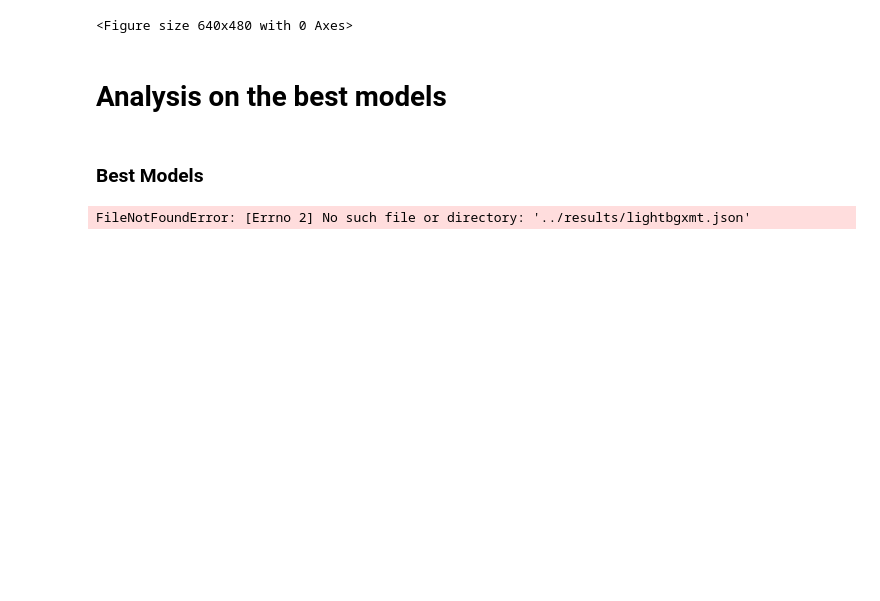
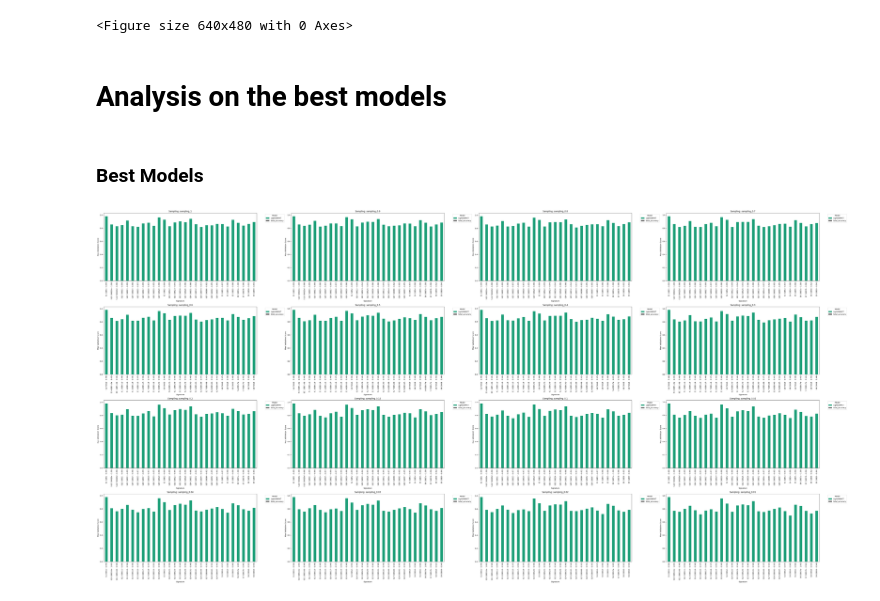
Before and after one commit to MassimoZarantonello2/SignatureInference, a Jupyter notebook: scripts/toronto_autogluone_evalutaions.ipynb, the cells around one changed output. Saved outputs shown, nothing was run; the diff lists cells and outputs as text; code cells hidden in the pictures; blank space fills up the shorter version.

```diff
--- a/scripts/toronto_autogluone_evalutaions.ipynb
+++ b/scripts/toronto_autogluone_evalutaions.ipynb
@@ -145,7 +145,7 @@ import pandas as pd
 import matplotlib.pyplot as plt
 
 # Caricamento dati
-best_model_df = json.load(open('../results/default_evaluations.json'))
+best_model_df = json.load(open('../results/ligthgbmxt_evaluations.json'))
 
 fig, axes = plt.subplots(4, 4, figsize=(60, 30))
 axes = axes.flatten()
@@ -170,31 +170,31 @@ for plot_idx, sampling in enumerate(sampling_labels):
 
     # Genera il grafico per il subplot corrente
     df_plot = pd.DataFrame(rows)
     processed = []
 
     for sig, group in df_plot.groupby('signature'):
         sorted_group = group.sort_values('val_score')
         prev = 0
         for _, row in sorted_group.iterrows():
             height = row['val_score'] - prev
             processed.append({
                 'signature': sig,
                 'model': row['model'],
                 'height': height
             })
             prev = row['val_score']
 
     df_stacked = pd.DataFrame(processed)
     # Pivot e riordino delle colonne
     df_pivot = df_stacked.pivot_table(index='signature', columns='model', values='height', fill_value=0)
     df_pivot.plot(kind='bar', stacked=True, colormap='Dark2', ax=axes[plot_idx])
     axes[plot_idx].set_title(f"Sampling: {sampling}")
     axes[plot_idx].set_ylabel("Max Validation Score")
     axes[plot_idx].set_xlabel("Signature")
     axes[plot_idx].legend(title="Model", bbox_to_anchor=(1.05, 1), loc='upper left')
 
 
 plt.tight_layout()
 plt.savefig('../evaluations_graphs/toronto_ensamble_models.png')
 # %% [output]
-FileNotFoundError: [Errno 2] No such file or directory: '../results/lightbgxmt.json'
+[figure, added]
```
Also changed, not shown: parts of 3 cells of this notebook, 22 other files.
